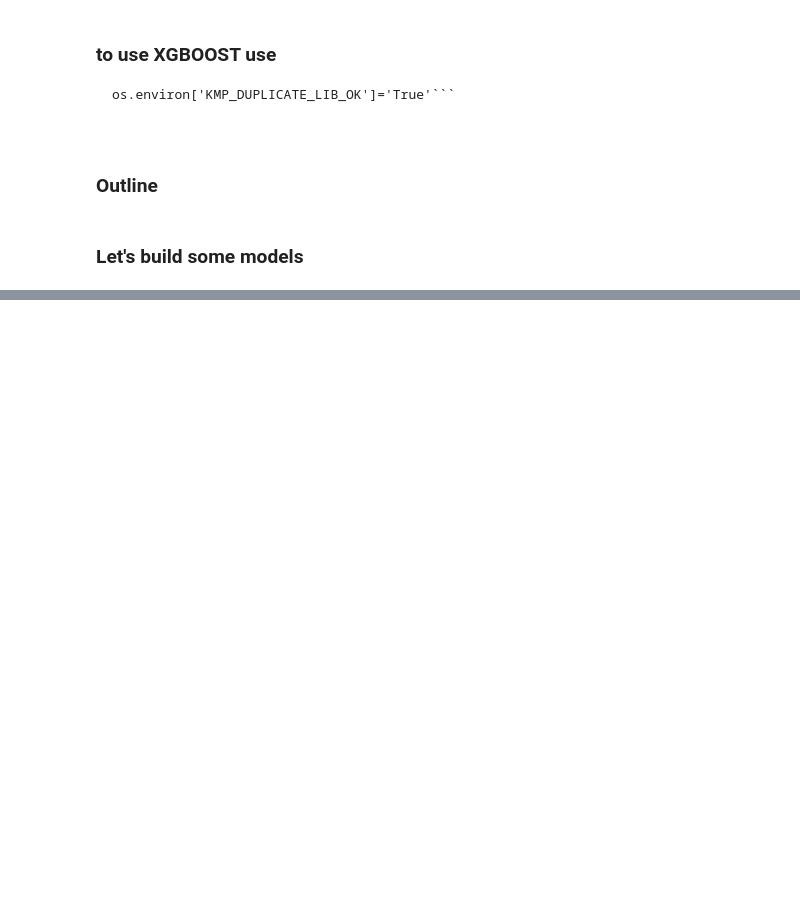
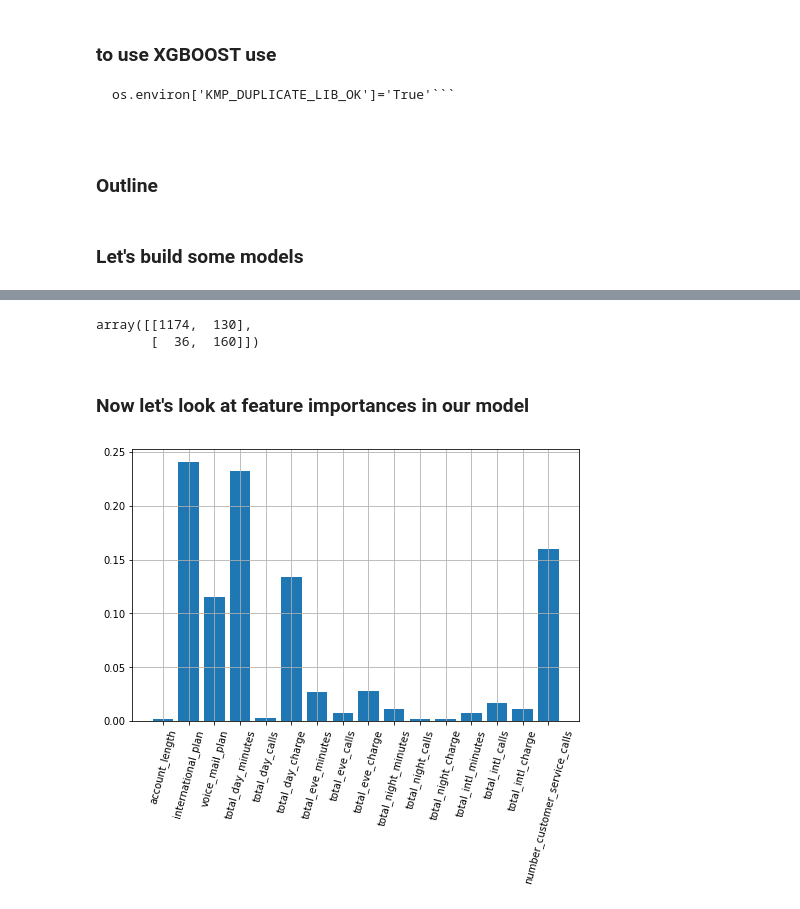
Before and after one commit to EricaSG/cv2-mod4-sec35-ensemble-methods-lesson, a Jupyter notebook: lesson-plan.ipynb, the cells around one changed output, grey strips where cells are left out. Cells and saved outputs as stored; diff of their text form; code cells hidden in the pictures; blank space fills up the shorter version.

```diff
--- a/lesson-plan.ipynb
+++ b/lesson-plan.ipynb
@@ -562,0 +219,4 @@ plt.hist(glucose_1, bins=20, alpha=0.5)
+# %%
+smote = SMOTE()
+# %%
+xtrain_smote, ytrain_smote = smote.fit_resample(xtrain, ytrain)
@@ -562,0 +233,3 @@ plt.hist(glucose_1, bins=20, alpha=0.5)
+# %%
+clf = RandomForestClassifier(n_estimators=20, criterion='entropy', max_depth=4)
+clf.fit(xtrain_smote, ytrain_smote)
@@ -562,0 +249,18 @@ plt.hist(glucose_1, bins=20, alpha=0.5)
+# %%
+confusion_matrix(ytest, ytest_preds)
+# %% [output]
+array([[1174,  130],
+       [  36,  160]])
+# %% [markdown]
+### Now let's look at feature importances in our model
+# %%
+feature_scores = clf.feature_importances_
+features = xtrain.columns
+# %%
+plt.figure(figsize=(8, 5))
+plt.grid()
+plt.bar(features, feature_scores)
+plt.xticks(rotation=75)
+plt.show()
+# %% [output]
+[figure, added]
```
Also changed, not shown: parts of 115 cells of this notebook, 5 other files.
